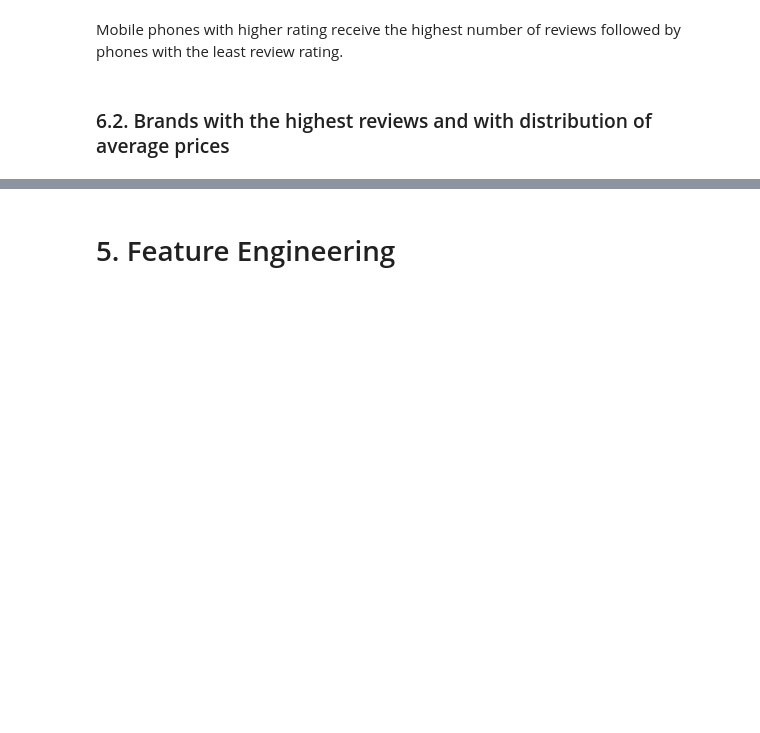
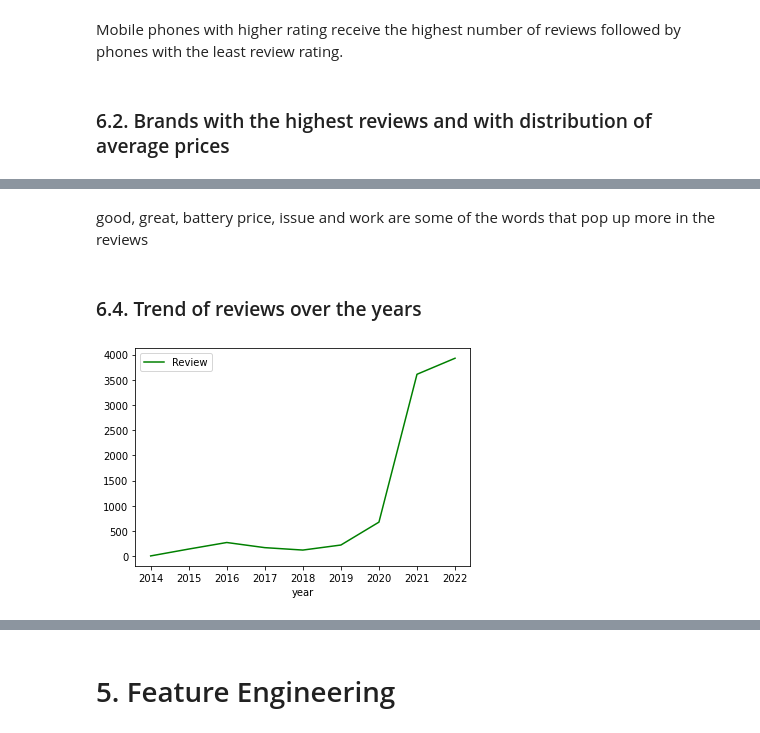
Before and after one commit to Mercy-Njambi/Mobile-Phone-Sentiment-Analysis, a Jupyter notebook: Mobile_Phone_Sentiment_Analysis.ipynb, the cells around one changed output, grey strips where cells are left out. Drawn from its saved outputs; the diff is of its cells as text; code cells hidden in the pictures; blank space fills up the shorter version.

```diff
--- a/Mobile_Phone_Sentiment_Analysis.ipynb
+++ b/Mobile_Phone_Sentiment_Analysis.ipynb
@@ -429,0 +457,19 @@ review_date.head()
+# %% [markdown]
+good, great, battery price, issue and work are some of the words that pop up more in the reviews
+# %% [markdown]
+### 6.4. Trend of reviews over the years
+# %%
+# Create a new dataframe to use while maintaining the original
+new_df = df.copy()
+
+# Extract year from the new dataframe
+new_df['year'] = new_df['Review Date'].dt.year
+
+# Group by relevant columns
+review_date = new_df.groupby('year')['Review'].count()
+review_date = pd.DataFrame(review_date).reset_index()
+
+# plot the data
+review_date.plot.line(x = 'year', y = 'Review', color = 'green');
+# %% [output]
+[figure, added]
```
Also changed, not shown: parts of 18 cells of this notebook.
